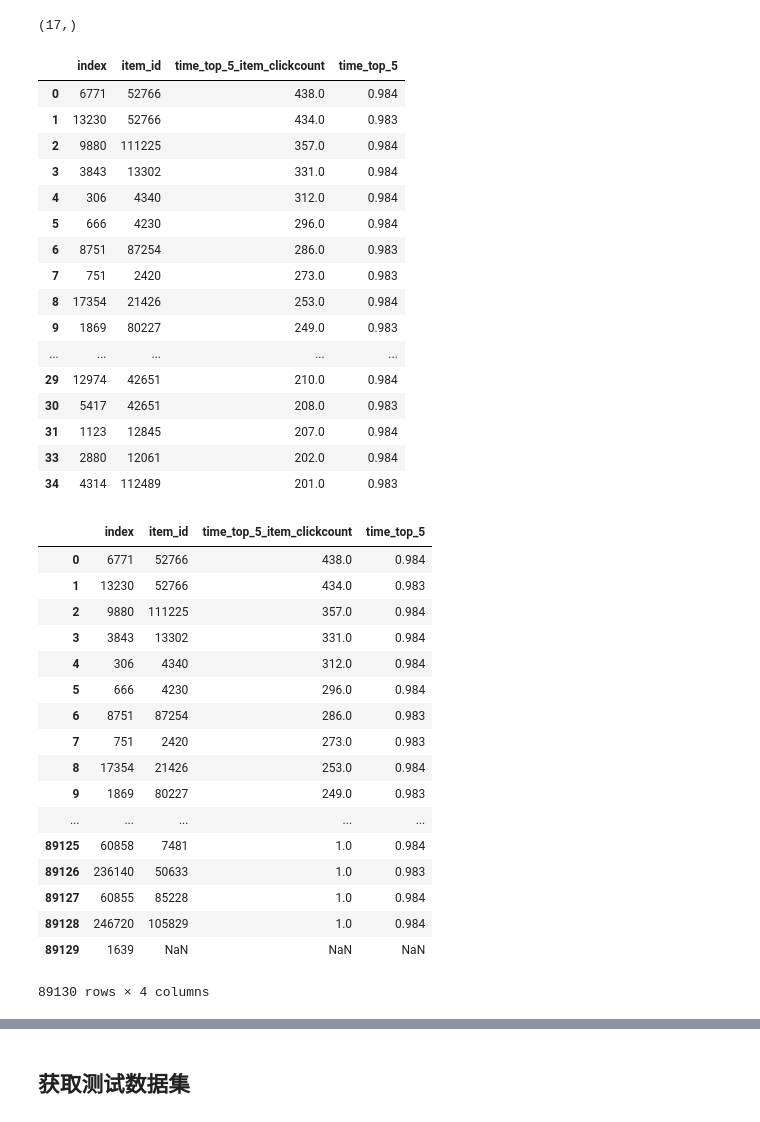
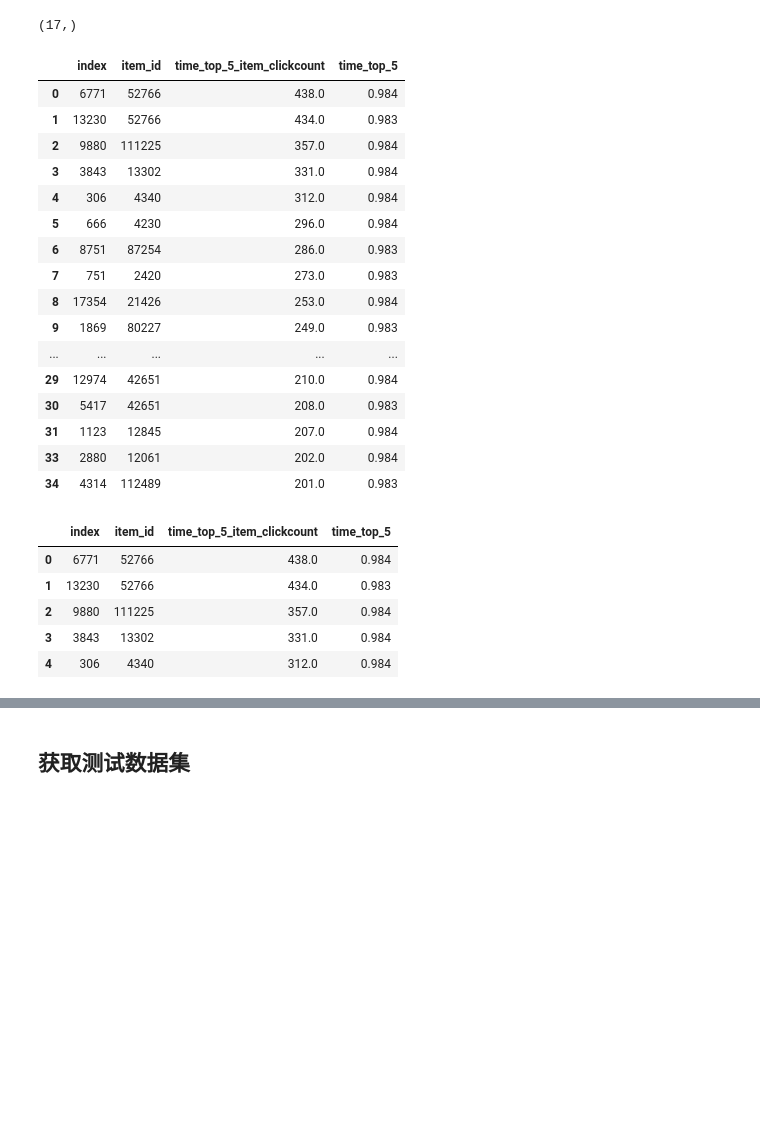
Before and after one commit to bangbangzhou/KDD_2020_Challenges_for_Modern_E-Commerce, a Jupyter notebook: code/data_analysis.ipynb, the cells around one changed output, grey strips where cells are left out. Drawn from its saved outputs; the diff is of its cells as text; code cells hidden in the pictures; blank space fills up the shorter version.

```diff
--- a/code/data_analysis.ipynb
+++ b/code/data_analysis.ipynb
@@ -218,5 +278,5 @@ Text(0.5, 1.0, 'ITEM_ID_COUNT')
 # %%
-for i in range(5,14):
+for i in range(5,substrn):
     col="time_top_{0}".format(i)
     train_click_data[col]=train_click_data['time'].apply(lambda x:str(x)[:i])
 # %%
@@ -228,13 +288,13 @@ Index(['user_id', 'item_id', 'time', 'time_top_5', 'time_top_6', 'time_top_7',
       dtype='object')
 # %%
-train_click_data=train_click_data.sort_values(axis=0,by=['user_id','time_top_5', 'time_top_6', 'time_top_7',
+train_click_data=train_click_data.sort_values(axis=0,by=['user_id', 'time_top_5', 'time_top_6', 'time_top_7',
        'time_top_8', 'time_top_9', 'time_top_10', 'time_top_11', 'time_top_12',
-       'time_top_13'],ascending=True)
+       'time_top_13', 'time_top_14', 'time_top_15'],ascending=True)
 # %% [markdown]
 #### 用户在某一时间戳下发生点击次数
 # %%
 train_click=train_click_data
-for i in range(5,14):
+for i in range(5,substrn):
     col="time_top_{0}".format(i)
     test_click_n=train_click.groupby(['user_id', col]).size().reset_index()
     col_count=col+"_user_clickcount"
@@ -268,7 +330,7 @@ Index(['user_id', 'item_id', 'time', 'time_top_5', 'time_top_6', 'time_top_7',
 # %% [markdown]
 #### 商品在某一时间戳下发生点击次数
 # %%
-for i in range(5,14):
+for i in range(5,substrn):
     col="time_top_{0}".format(i)
     test_click_n=train_click.groupby(['item_id', col]).size().reset_index()
     col_count=col+"_item_clickcount"
@@ -617,42 +864,30 @@ z=z[z["item_id"]==2][["index"]]
 train_userandclick_f_time_top_5_item2=train_userandclick_f_time_top_5[train_userandclick_f_time_top_5["item_id"].isin(z["index"])]
 # %%
 train_userandclick_f_time_top_5_item2[train_userandclick_f_time_top_5_item2["time_top_5_item_clickcount"]>200]
-train_userandclick_f_time_top_5
+train_userandclick_f_time_top_5.head()
 # %% [output]
 |  | index | item_id | time_top_5_item_clickcount | time_top_5 |
 | 0 | 6771 | 52766 | 438.0 | 0.984 |
 | 1 | 13230 | 52766 | 434.0 | 0.983 |
 | 2 | 9880 | 111225 | 357.0 | 0.984 |
 | 3 | 3843 | 13302 | 331.0 | 0.984 |
 | 4 | 306 | 4340 | 312.0 | 0.984 |
 | 5 | 666 | 4230 | 296.0 | 0.984 |
 | 6 | 8751 | 87254 | 286.0 | 0.983 |
 | 7 | 751 | 2420 | 273.0 | 0.983 |
 | 8 | 17354 | 21426 | 253.0 | 0.984 |
 | 9 | 1869 | 80227 | 249.0 | 0.983 |
 | ... | ... | ... | ... | ... |
 | 29 | 12974 | 42651 | 210.0 | 0.984 |
 | 30 | 5417 | 42651 | 208.0 | 0.983 |
 | 31 | 1123 | 12845 | 207.0 | 0.984 |
 | 33 | 2880 | 12061 | 202.0 | 0.984 |
 | 34 | 4314 | 112489 | 201.0 | 0.983 |
 |  | index | item_id | time_top_5_item_clickcount | time_top_5 |
 | 0 | 6771 | 52766 | 438.0 | 0.984 |
 | 1 | 13230 | 52766 | 434.0 | 0.983 |
 | 2 | 9880 | 111225 | 357.0 | 0.984 |
 | 3 | 3843 | 13302 | 331.0 | 0.984 |
 | 4 | 306 | 4340 | 312.0 | 0.984 |
-| 5 | 666 | 4230 | 296.0 | 0.984 |
-| 6 | 8751 | 87254 | 286.0 | 0.983 |
-| 7 | 751 | 2420 | 273.0 | 0.983 |
-| 8 | 17354 | 21426 | 253.0 | 0.984 |
-| 9 | 1869 | 80227 | 249.0 | 0.983 |
-| ... | ... | ... | ... | ... |
-| 89125 | 60858 | 7481 | 1.0 | 0.984 |
-| 89126 | 236140 | 50633 | 1.0 | 0.983 |
-| 89127 | 60855 | 85228 | 1.0 | 0.984 |
-| 89128 | 246720 | 105829 | 1.0 | 0.984 |
-| 89129 | 1639 | NaN | NaN | NaN |
-89130 rows × 4 columns
 # %%
 train_userandclick_f_time_top_5_item2.describe()
```
Also changed, not shown: parts of 68 cells of this notebook.
